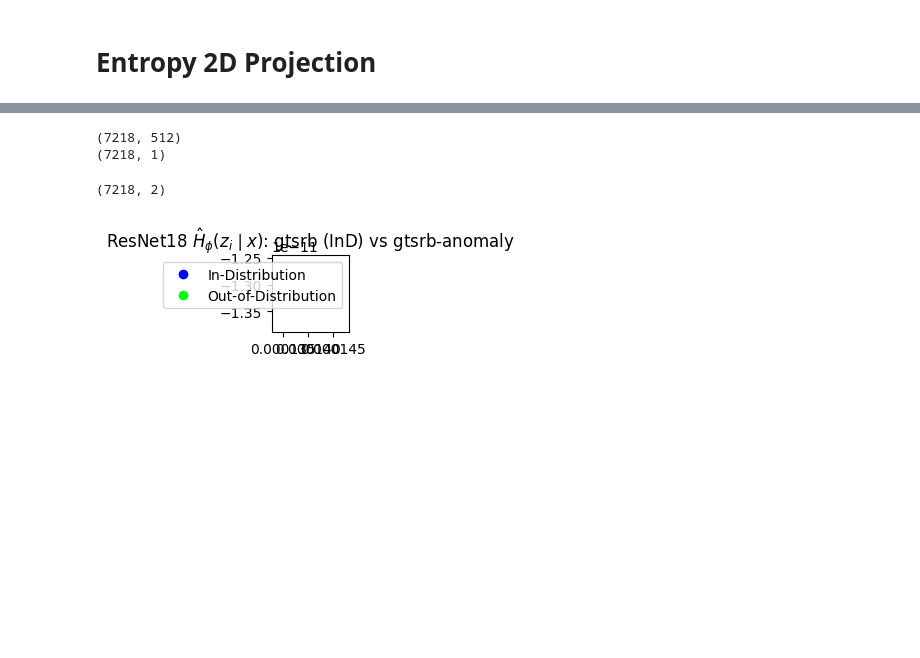
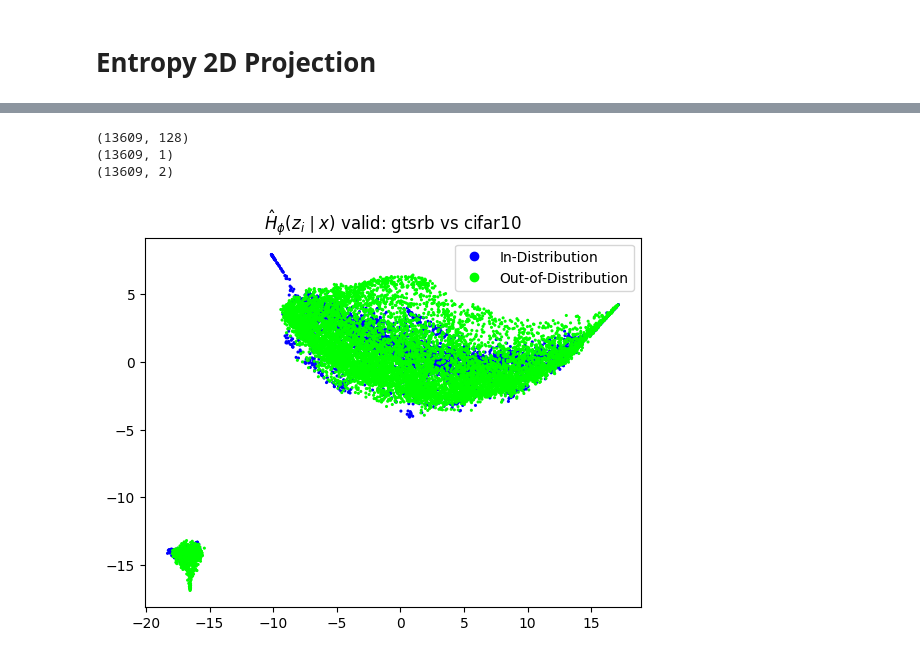
Before and after one commit to danielm322/gtsrb_classifier, a Jupyter notebook: NB_CoRL2023_classification_resnet18_samples.ipynb, the cells around one changed output, grey strips where cells are left out. Drawn from its saved outputs; the diff is of its cells as text; code cells hidden in the pictures; blank space fills up the shorter version.

```diff
--- a/NB_CoRL2023_classification_resnet18_samples.ipynb
+++ b/NB_CoRL2023_classification_resnet18_samples.ipynb
@@ -505,2 +533,18 @@ np.save('/media/farnez/Data/EXPERIMENTS/CoRL-2023/gtsrb-classification/resnet18/
+# %%
+gtsrb_rn18_h_z_gtsrb_normal_valid_samples_np = np.load('/media/farnez/Data/EXPERIMENTS/CoRL-2023/gtsrb-classification/resnet18/embeddings/entropy/gtsrb_rn18_h_z_gtsrb_normal_valid_samples_np.npy')
+
+gtsrb_rn18_h_z_gtsrb_normal_test_samples_np = np.load('/media/farnez/Data/EXPERIMENTS/CoRL-2023/gtsrb-classification/resnet18/embeddings/entropy/gtsrb_rn18_h_z_gtsrb_normal_test_samples_np.npy')
+
+gtsrb_rn18_h_z_gtsrb_anomal_valid_samples_np = np.load('/media/farnez/Data/EXPERIMENTS/CoRL-2023/gtsrb-classification/resnet18/embeddings/entropy/gtsrb_rn18_h_z_gtsrb_anomal_valid_samples_np.npy')
+
+gtsrb_rn18_h_z_gtsrb_anomal_test_samples_np = np.load('/media/farnez/Data/EXPERIMENTS/CoRL-2023/gtsrb-classification/resnet18/embeddings/entropy/gtsrb_rn18_h_z_gtsrb_anomal_test_samples_np.npy')
+# %%
+gtsrb_rn18_h_z_cifar10_valid_samples_np = np.load('/media/farnez/Data/EXPERIMENTS/CoRL-2023/gtsrb-classification/resnet18/embeddings/entropy/gtsrb_rn18_h_z_cifar10_valid_samples_np.npy')
+
+gtsrb_rn18_h_z_cifar10_test_samples_np = np.load('/media/farnez/Data/EXPERIMENTS/CoRL-2023/gtsrb-classification/resnet18/embeddings/entropy/gtsrb_rn18_h_z_cifar10_test_samples_np.npy')
+
+gtsrb_rn18_h_z_stl10_valid_samples_np = np.load('/media/farnez/Data/EXPERIMENTS/CoRL-2023/gtsrb-classification/resnet18/embeddings/entropy/gtsrb_rn18_h_z_stl10_valid_samples_np.npy')
+
+gtsrb_rn18_h_z_stl10_test_samples_np = np.load('/media/farnez/Data/EXPERIMENTS/CoRL-2023/gtsrb-classification/resnet18/embeddings/entropy/gtsrb_rn18_h_z_stl10_test_samples_np.npy')
 # %% [markdown]
 # Entropy 2D Projection
@@ -507,10 +571,10 @@ np.save('/media/farnez/Data/EXPERIMENTS/CoRL-2023/gtsrb-classification/resnet18/
 # %%
 plot_samples_pacmap(gtsrb_rn18_h_z_gtsrb_normal_valid_samples_np,
-                    gtsrb_rn18_h_z_gtsrb_anomal_valid_samples_np,
+                    gtsrb_rn18_h_z_cifar10_valid_samples_np,
                     neighbors=14,
-                    title="ResNet18 $\hat{H}_{\phi}(z_i \mid x)$: gtsrb vs gtsrb-anomaly")
+                    title="$\hat{H}_{\phi}(z_i \mid x)$ valid: gtsrb vs cifar10")
 # %% [output]
-(7218, 512)
-(7218, 1)
+(13609, 128)
+(13609, 1)
+(13609, 2)
-(7218, 2)
-[figure, old version]
+[figure, new version]
```
Also changed, not shown: parts of 43 cells of this notebook, 3 other files.
